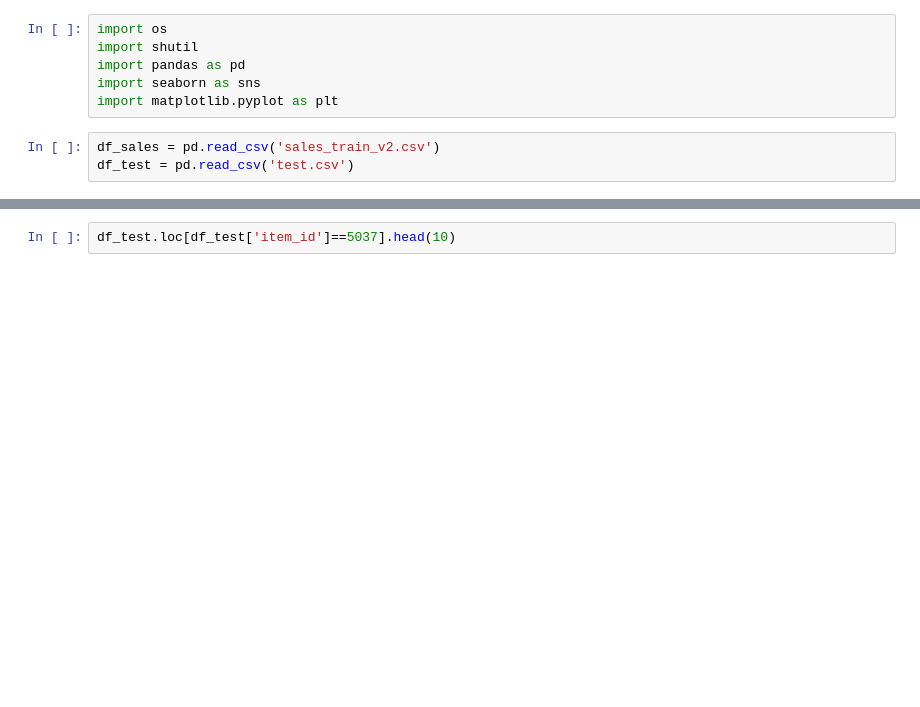
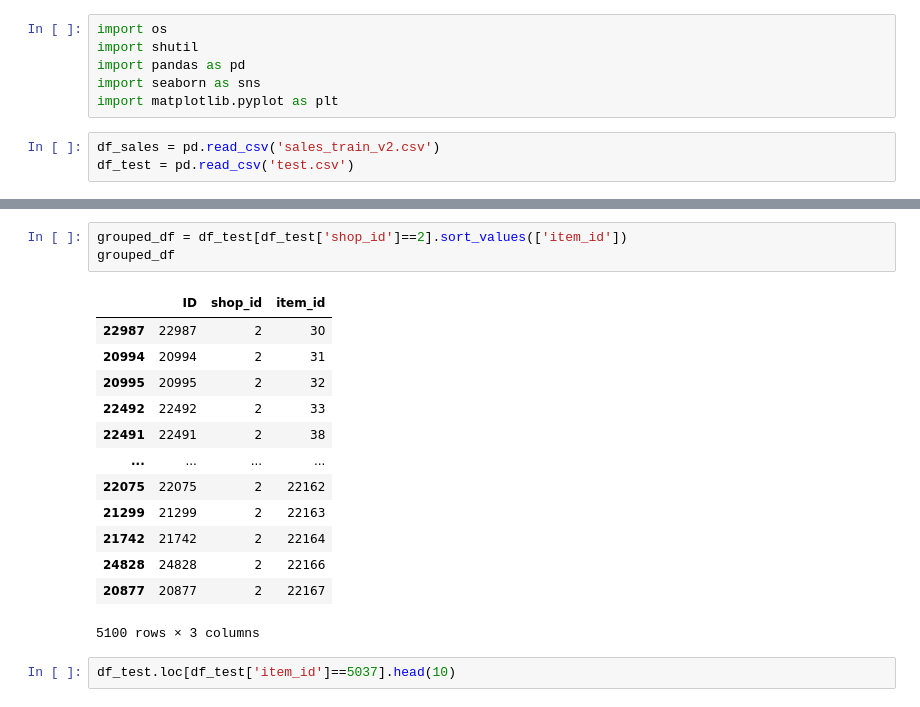
Before and after one commit to much2soft/CEBD1160Project, a Jupyter notebook: Project_ShopId_Items.ipynb, the cells around one changed output, grey strips where cells are left out. Saved outputs shown, nothing was run; the diff lists cells and outputs as text; blank space fills up the shorter version.

```diff
--- a/Project_ShopId_Items.ipynb
+++ b/Project_ShopId_Items.ipynb
@@ -24,3 +26,20 @@ df_test.head(10)
+# %%
+grouped_df = df_test[df_test['shop_id']==2].sort_values(['item_id'])
+grouped_df
+# %% [output]
+|  | ID | shop_id | item_id |
+| 22987 | 22987 | 2 | 30 |
+| 20994 | 20994 | 2 | 31 |
+| 20995 | 20995 | 2 | 32 |
+| 22492 | 22492 | 2 | 33 |
+| 22491 | 22491 | 2 | 38 |
+| ... | ... | ... | ... |
+| 22075 | 22075 | 2 | 22162 |
+| 21299 | 21299 | 2 | 22163 |
+| 21742 | 21742 | 2 | 22164 |
+| 24828 | 24828 | 2 | 22166 |
+| 20877 | 20877 | 2 | 22167 |
+5100 rows × 3 columns
 # %%
 df_test.loc[df_test['item_id']==5037].head(10)
 # %% [output]
```
Also changed, not shown: parts of 4 cells of this notebook.
